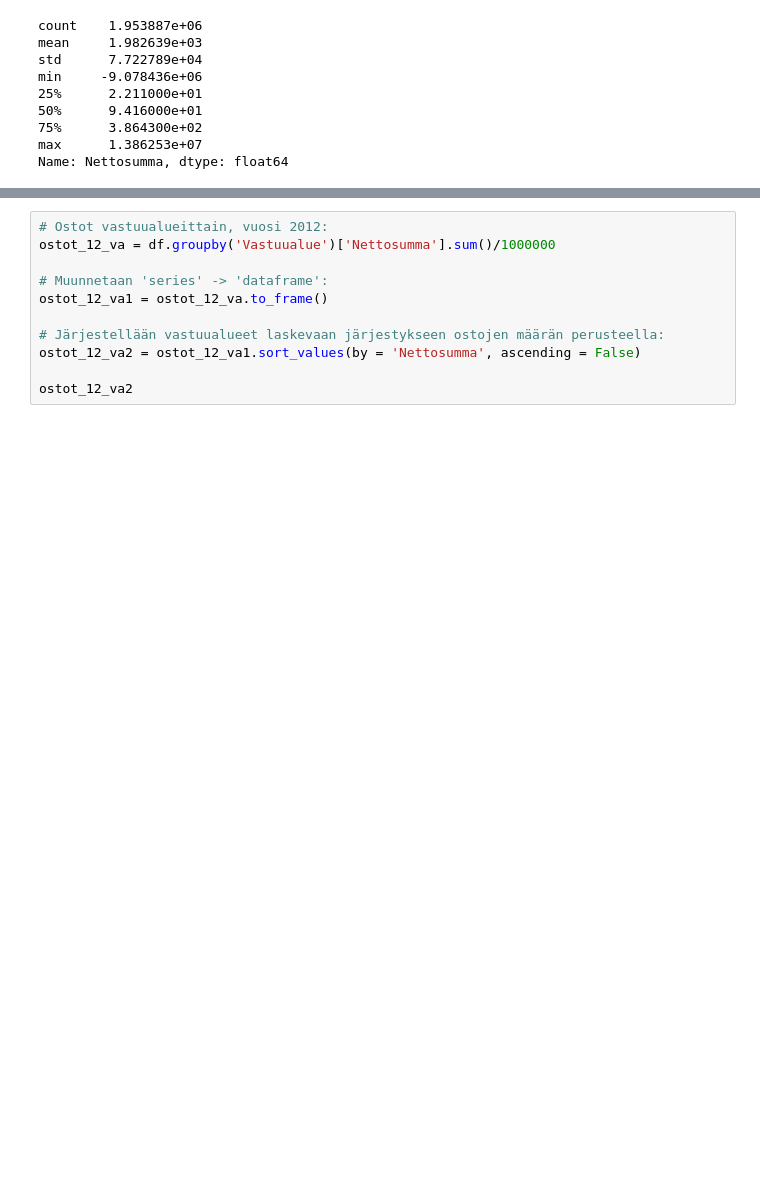
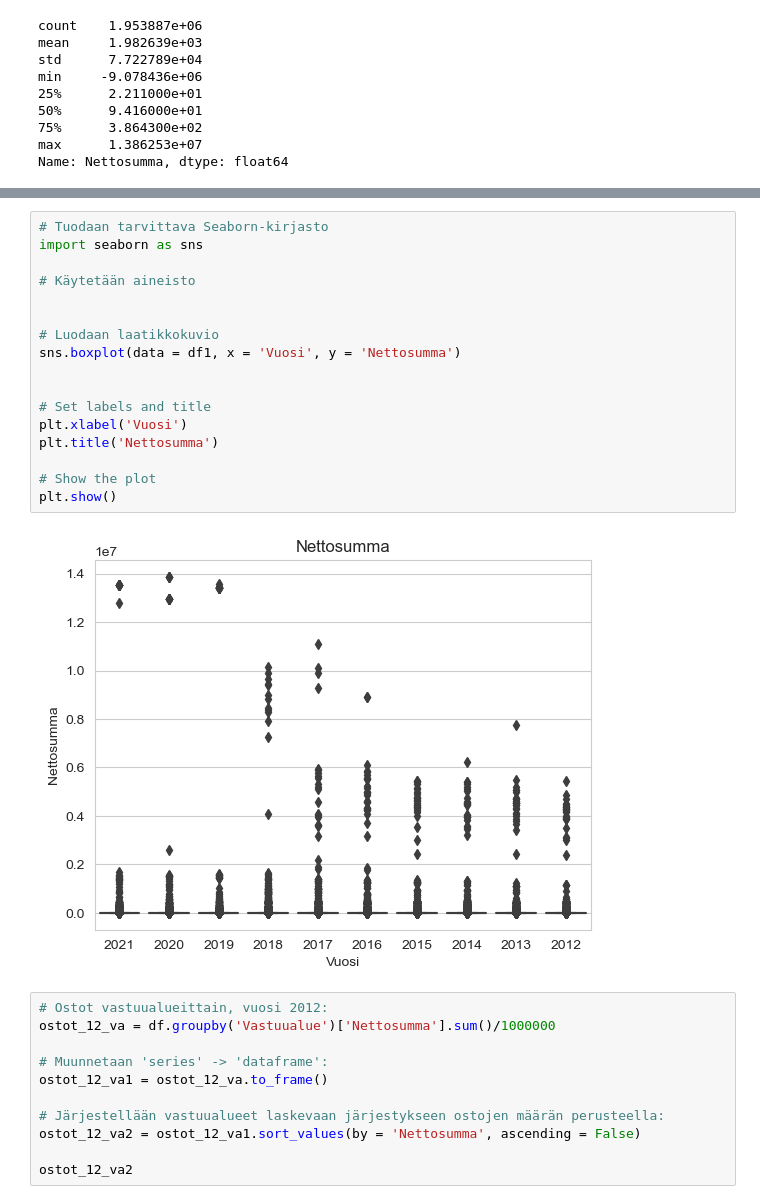
Before and after one commit to SallaLipasti/jkl-ostolaskut, a Jupyter notebook: ostolaskut.ipynb, the cells around one changed output, grey strips where cells are left out. Saved outputs shown, nothing was run; the diff lists cells and outputs as text; blank space fills up the shorter version.

```diff
--- a/ostolaskut.ipynb
+++ b/ostolaskut.ipynb
@@ -900,3 +921,22 @@ df_tilastot
+# %%
+# Tuodaan tarvittava Seaborn-kirjasto
+import seaborn as sns
+
+# Käytetään aineisto
+
+
+# Luodaan laatikkokuvio
+sns.boxplot(data = df1, x = 'Vuosi', y = 'Nettosumma')
+
+
+# Set labels and title
+plt.xlabel('Vuosi')
+plt.title('Nettosumma')
+
+# Show the plot
+plt.show()
+# %% [output]
+[figure, added]
 # %%
 # Ostot vastuualueittain, vuosi 2012:
 ostot_12_va = df.groupby('Vastuualue')['Nettosumma'].sum()/1000000
```
Also changed, not shown: parts of 14 cells of this notebook.
